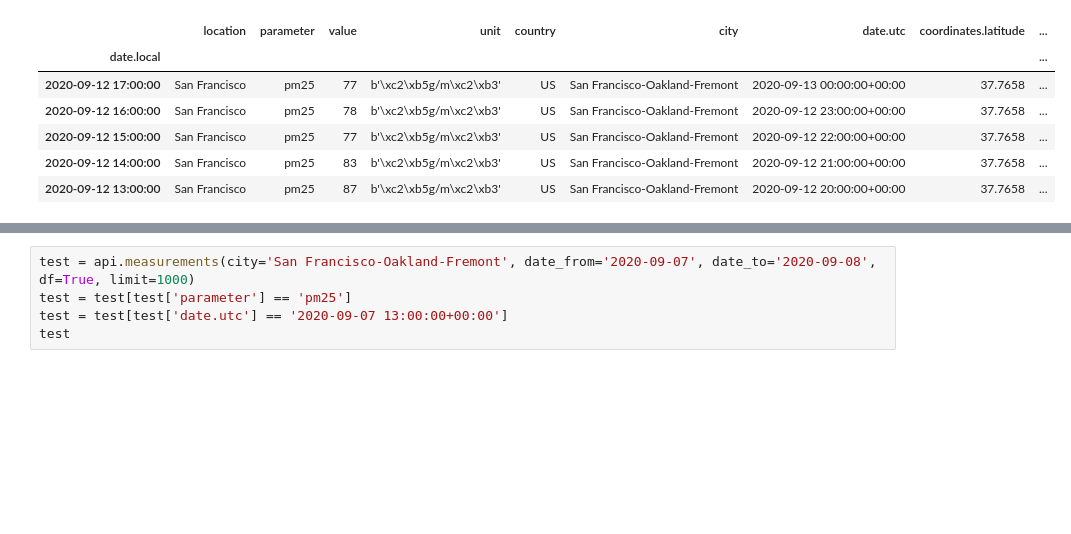
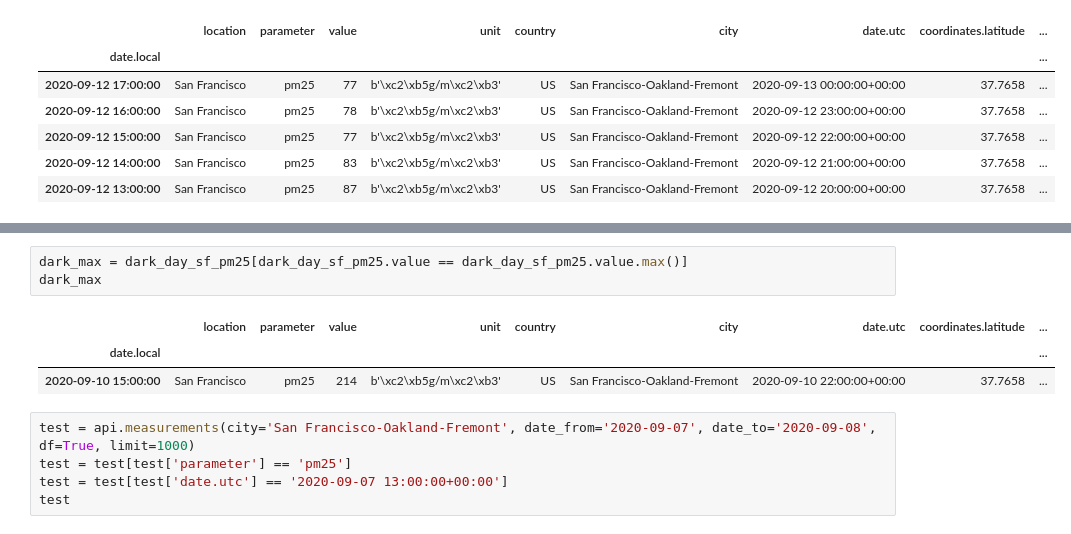
Before and after one commit to UCB-stat-159-s22/hw07-group13, a Jupyter notebook: ExplorationAndVisualization.ipynb, the cells around one changed output, grey strips where cells are left out. Saved outputs shown, nothing was run; the diff lists cells and outputs as text; blank space fills up the shorter version.

```diff
--- a/ExplorationAndVisualization.ipynb
+++ b/ExplorationAndVisualization.ipynb
@@ -151,3 +155,10 @@ g = sns.relplot(x=dark_day_sf_pm25.index, y='value', kind='line', data=dark_day_
+# %%
+dark_max = dark_day_sf_pm25[dark_day_sf_pm25.value == dark_day_sf_pm25.value.max()]
+dark_max
+# %% [output]
+|  | location | parameter | value | unit | country | city | date.utc | coordinates.latitude | ... |
+| date.local |  |  |  |  |  |  |  |  | ... |
+| 2020-09-10 15:00:00 | San Francisco | pm25 | 214 | b'\xc2\xb5g/m\xc2\xb3' | US | San Francisco-Oakland-Fremont | 2020-09-10 22:00:00+00:00 | 37.7658 | ... |
 # %%
 test = api.measurements(city='San Francisco-Oakland-Fremont', date_from='2020-09-07', date_to='2020-09-08', df=True, limit=1000)
 test = test[test['parameter'] == 'pm25']
```
Also changed, not shown: parts of 27 cells of this notebook, 1 other file.
